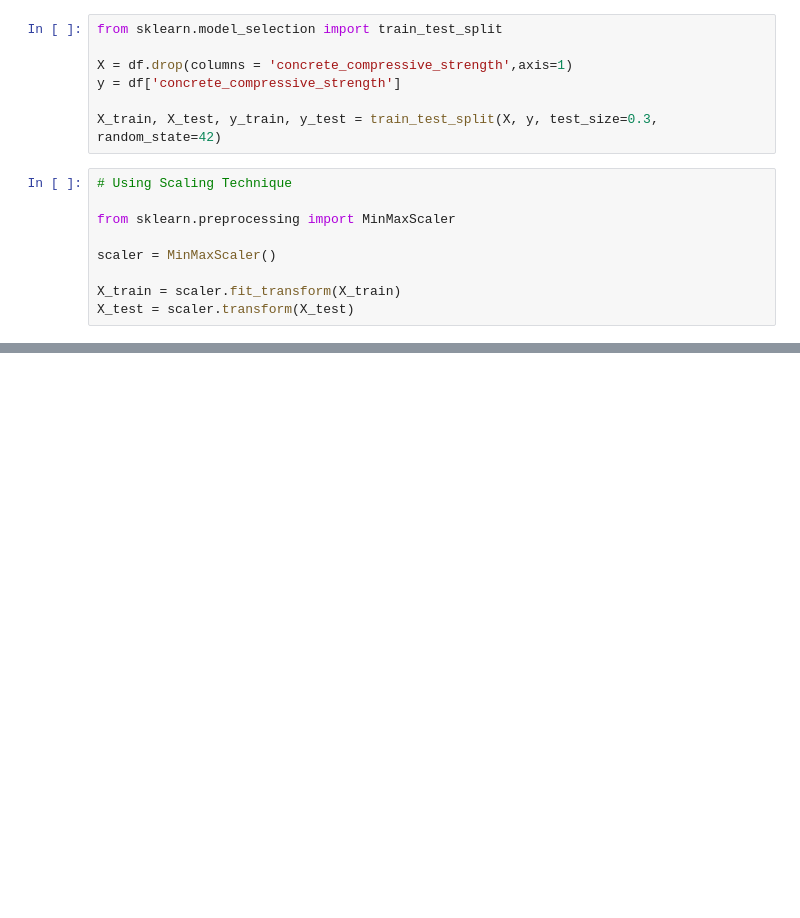
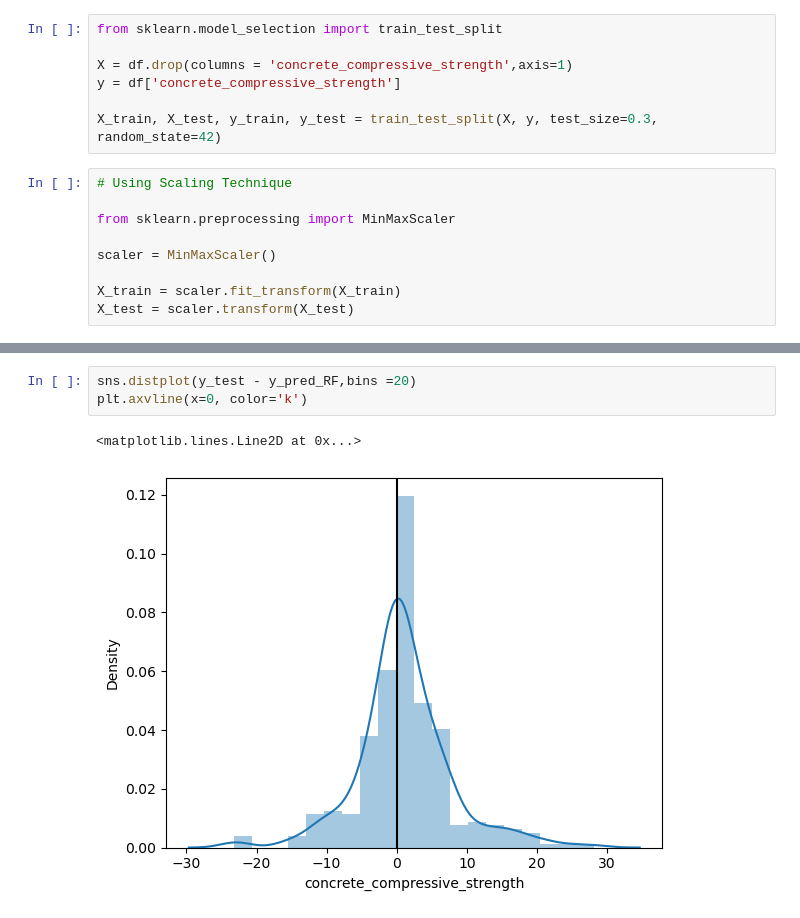
Before and after one commit to vinnithakur/CementCompositeStrength_PredictionModel, a Jupyter notebook: model.ipynb, the cells around one changed output, grey strips where cells are left out. Drawn from its saved outputs; the diff is of its cells as text; blank space fills up the shorter version.

```diff
--- a/model.ipynb
+++ b/model.ipynb
@@ -192,0 +309,6 @@ r2_score_LR
+# %%
+sns.distplot(y_test - y_pred_RF,bins =20)
+plt.axvline(x=0, color='k')
+# %% [output]
+<matplotlib.lines.Line2D at 0x...>
+[figure, added]
```
Also changed, not shown: parts of 18 cells of this notebook.
